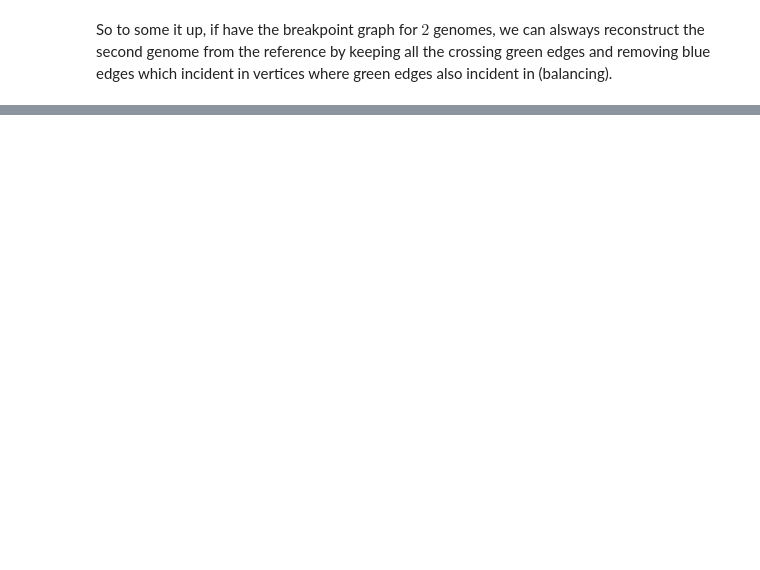
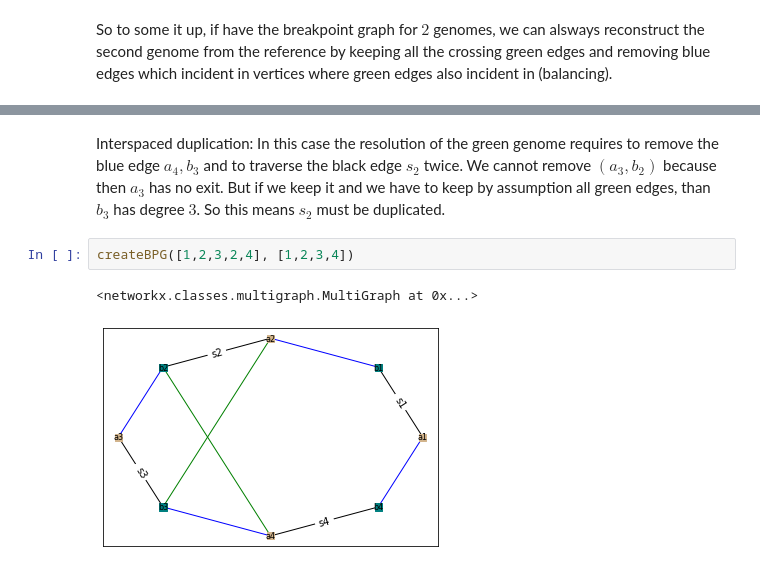
Before and after one commit to zelhar/mg21, a Jupyter notebook: hic/scratchpad.ipynb, the cells around one changed output, grey strips where cells are left out. Drawn from its saved outputs; the diff is of its cells as text; blank space fills up the shorter version.

```diff
--- a/hic/scratchpad.ipynb
+++ b/hic/scratchpad.ipynb
@@ -133,0 +235,9 @@ crossing green edges and removing blue edges which incident in vertices where gr
+# %% [markdown]
+Interspaced duplication: In this case the resolution of the green genome requires to remove the blue edge $a_4,b_3$ and to traverse the
+black edge $s_2$ twice. We cannot remove $(a_3,b_2)$ because then $a_3$ has no exit. But if we keep it and we have to keep by assumption all green edges,
+than $b_3$ has degree $3$. So this means $s_2$ must be duplicated.
+# %%
+createBPG([1,2,3,2,4], [1,2,3,4])
+# %% [output]
+<networkx.classes.multigraph.MultiGraph at 0x...>
+[figure, added]
```
Also changed, not shown: parts of 14 cells of this notebook, 3 other files.
